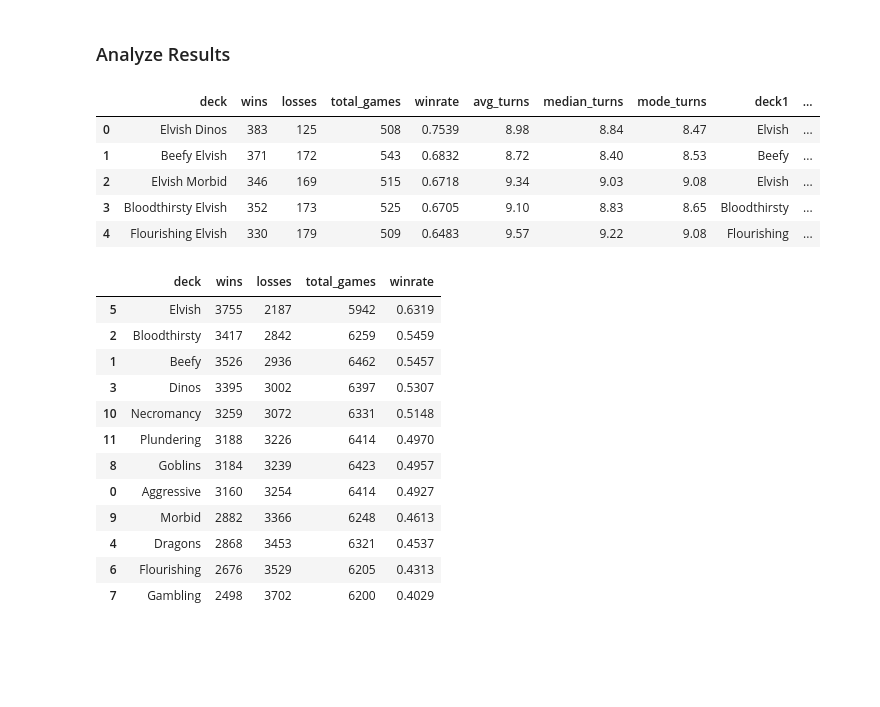
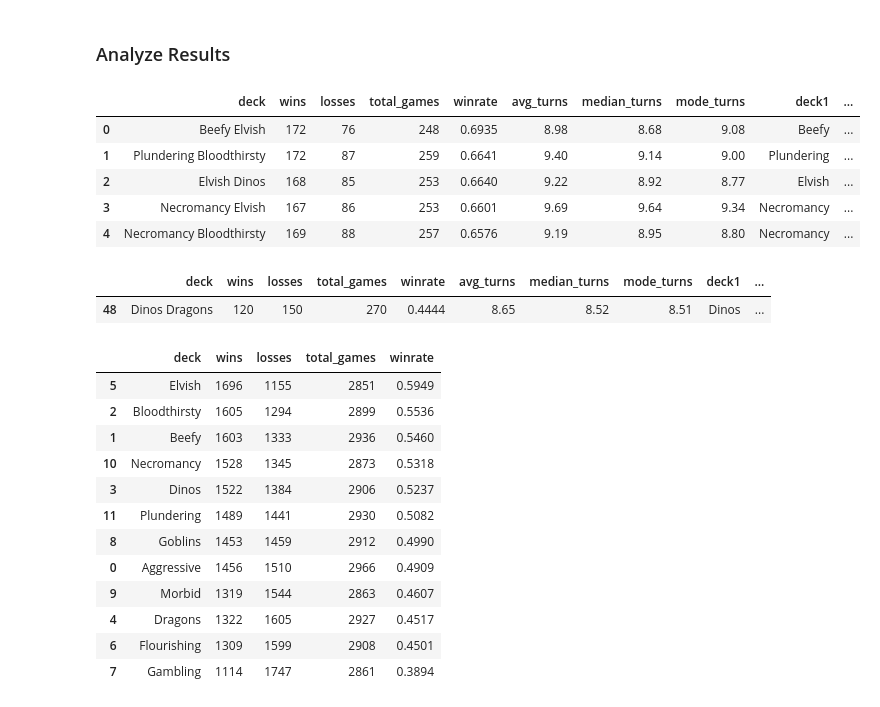
Before and after one commit to ItsGoldeneyes/MTG-deck-testing, a Jupyter notebook: host/main.ipynb, the cells around one changed output. Drawn from its saved outputs; the diff is of its cells as text; code cells hidden in the pictures; blank space fills up the shorter version.

```diff
--- a/host/main.ipynb
+++ b/host/main.ipynb
@@ -644,19 +646,24 @@ Worst performing deck: Gambling Goblins (0.00% win rate)
 ### Analyze Results
 # %%
 game_results_df = pd.read_csv(f'output/game_results_{game_time}.csv')
-game_results_df = pd.read_csv(f'output/game_results_1754819365.1317718.csv')
+# game_results_df = pd.read_csv(f'output/game_results_69.csv')
 # %%
 game_results_df['deck1'] = game_results_df['deck'].str.split().str[0]
 game_results_df['deck2'] = game_results_df['deck'].str.split().str[1]
+# %%
+game_results_df.head()
+# %% [output]
+|  | deck | wins | losses | total_games | winrate | avg_turns | median_turns | mode_turns | deck1 | ... |
+| 0 | Beefy Elvish | 172 | 76 | 248 | 0.6935 | 8.98 | 8.68 | 9.08 | Beefy | ... |
+| 1 | Plundering Bloodthirsty | 172 | 87 | 259 | 0.6641 | 9.40 | 9.14 | 9.00 | Plundering | ... |
+| 2 | Elvish Dinos | 168 | 85 | 253 | 0.6640 | 9.22 | 8.92 | 8.77 | Elvish | ... |
+| 3 | Necromancy Elvish | 167 | 86 | 253 | 0.6601 | 9.69 | 9.64 | 9.34 | Necromancy | ... |
+| 4 | Necromancy Bloodthirsty | 169 | 88 | 257 | 0.6576 | 9.19 | 8.95 | 8.80 | Necromancy | ... |
 # %%
-game_results_df.head()
+game_results_df[game_results_df['deck']=='Dinos Dragons']
 # %% [output]
 |  | deck | wins | losses | total_games | winrate | avg_turns | median_turns | mode_turns | deck1 | ... |
-| 0 | Elvish Dinos | 383 | 125 | 508 | 0.7539 | 8.98 | 8.84 | 8.47 | Elvish | ... |
-| 1 | Beefy Elvish | 371 | 172 | 543 | 0.6832 | 8.72 | 8.40 | 8.53 | Beefy | ... |
-| 2 | Elvish Morbid | 346 | 169 | 515 | 0.6718 | 9.34 | 9.03 | 9.08 | Elvish | ... |
-| 3 | Bloodthirsty Elvish | 352 | 173 | 525 | 0.6705 | 9.10 | 8.83 | 8.65 | Bloodthirsty | ... |
-| 4 | Flourishing Elvish | 330 | 179 | 509 | 0.6483 | 9.57 | 9.22 | 9.08 | Flourishing | ... |
+| 48 | Dinos Dragons | 120 | 150 | 270 | 0.4444 | 8.65 | 8.52 | 8.51 | Dinos | ... |
 # %%
 deck1_summary = game_results_df.groupby('deck1').agg({
     'wins': 'sum',
@@ -693,15 +700,15 @@ combined_summary.to_csv('output/combined_deck_summary.csv', index=False)
 combined_summary.head(12)
 # %% [output]
 |  | deck | wins | losses | total_games | winrate |
-| 5 | Elvish | 3755 | 2187 | 5942 | 0.6319 |
-| 2 | Bloodthirsty | 3417 | 2842 | 6259 | 0.5459 |
-| 1 | Beefy | 3526 | 2936 | 6462 | 0.5457 |
-| 3 | Dinos | 3395 | 3002 | 6397 | 0.5307 |
-| 10 | Necromancy | 3259 | 3072 | 6331 | 0.5148 |
-| 11 | Plundering | 3188 | 3226 | 6414 | 0.4970 |
-| 8 | Goblins | 3184 | 3239 | 6423 | 0.4957 |
-| 0 | Aggressive | 3160 | 3254 | 6414 | 0.4927 |
-| 9 | Morbid | 2882 | 3366 | 6248 | 0.4613 |
-| 4 | Dragons | 2868 | 3453 | 6321 | 0.4537 |
-| 6 | Flourishing | 2676 | 3529 | 6205 | 0.4313 |
-| 7 | Gambling | 2498 | 3702 | 6200 | 0.4029 |
+| 5 | Elvish | 1696 | 1155 | 2851 | 0.5949 |
+| 2 | Bloodthirsty | 1605 | 1294 | 2899 | 0.5536 |
+| 1 | Beefy | 1603 | 1333 | 2936 | 0.5460 |
+| 10 | Necromancy | 1528 | 1345 | 2873 | 0.5318 |
+| 3 | Dinos | 1522 | 1384 | 2906 | 0.5237 |
+| 11 | Plundering | 1489 | 1441 | 2930 | 0.5082 |
+| 8 | Goblins | 1453 | 1459 | 2912 | 0.4990 |
+| 0 | Aggressive | 1456 | 1510 | 2966 | 0.4909 |
+| 9 | Morbid | 1319 | 1544 | 2863 | 0.4607 |
+| 4 | Dragons | 1322 | 1605 | 2927 | 0.4517 |
+| 6 | Flourishing | 1309 | 1599 | 2908 | 0.4501 |
+| 7 | Gambling | 1114 | 1747 | 2861 | 0.3894 |
```
Also changed, not shown: parts of 2 cells of this notebook.
